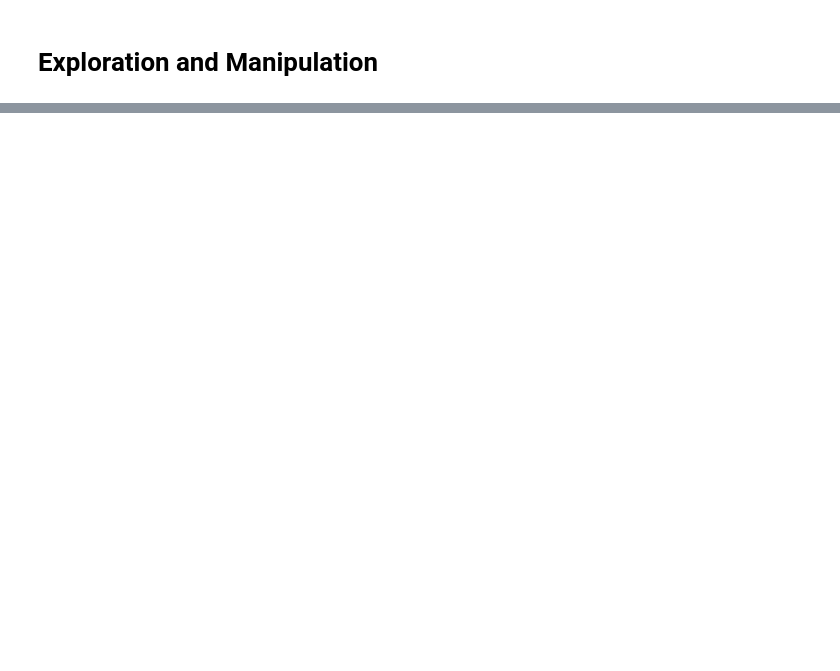
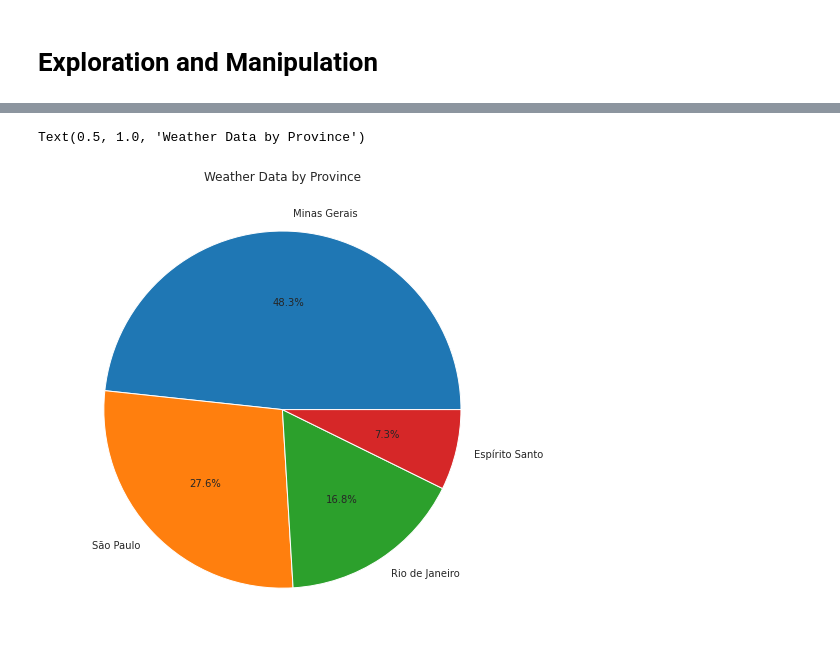
Before and after one commit to ducnguyen4993/Hourly-Weather-Surface---Brazil-Southeast-region-Data-Analysis, a Jupyter notebook: weather data analysis.ipynb, the cells around one changed output, grey strips where cells are left out. Drawn from its saved outputs; the diff is of its cells as text; code cells hidden in the pictures; blank space fills up the shorter version.

```diff
--- a/weather data analysis.ipynb
+++ b/weather data analysis.ipynb
@@ -124,11 +128,11 @@ smallest_df.drop('wsnm', axis=1,inplace=True)
 # %% [markdown]
 There are five columns on time of observatoin. They are mdct, date,yr, month and hour, which are same but separated into several sctions. Among them Date and Hour columns are useful and represent all in some form, so others can be dropped. The conversion of date column to datetime gave format error. So, first lets combine the yr,mo,da and hr columns to make one and then drop them
 # %%
-smallest_df['date']=pd.to_datetime(smallest_df[['yr', 'mo', 'da','hr']].rename(columns={'yr': 'year','mo': 'month','da': 'day','hr':'hour'}))
+sample_df['date']=pd.to_datetime(sample_df[['yr', 'mo', 'da','hr']].rename(columns={'yr': 'year','mo': 'month','da': 'day','hr':'hour'}))
 # %%
-smallest_df.drop(['mdct','yr','da','mo'], axis= 1, inplace=True)
+sample_df.drop(['mdct','yr','da','mo'], axis= 1, inplace=True)
 # %% [markdown]
 Reset Index as Date column and the check for duplicates data on same date in same city and remove them
 # %%
-smallest_df.set_index('date',inplace=True,drop=True)
+sample_df.set_index('date',inplace=True,drop=True)
 # %%
@@ -151,4 +155,4 @@ Length: 77168, dtype: bool
 Since there is no null values,under the assumption that all the data from various weather stations are valid and true, lets not filter the time of operation of weather stations and drop the wsids and inme, only city adn prov are enough.
 # %%
 # df.drop(['wsid','inme'], inplace=True, axis=1)
-smallest_df.drop(['wsid','inme'],inplace=True, axis=1)
+sample_df.drop(['wsid','inme'],inplace=True, axis=1)
@@ -165,7 +182,10 @@ KeyError: "['wsid' 'inme'] not found in axis"
 # %%
-# df['prov'].value_counts(normalize=True).plot.pie(figsize=(8,10),autopct = '%.1f%%',labels=['Minas Gerais','São Paulo','Rio de Janeiro','Espírito Santo'])
-# plt.xlabel(" ")
-# plt.ylabel(" ")
-# # plt.legend(['Minas Gerais','São Paulo','Rio de Janeiro','Espírito Santo'], loc=0)
-# plt.title('Weather Data by Province')
+sample_df['prov'].value_counts(normalize=True).plot.pie(figsize=(8,10),autopct = '%.1f%%',labels=['Minas Gerais','São Paulo','Rio de Janeiro','Espírito Santo'])
+plt.xlabel(" ")
+plt.ylabel(" ")
+# plt.legend(['Minas Gerais','São Paulo','Rio de Janeiro','Espírito Santo'], loc=0)
+plt.title('Weather Data by Province')
+# %% [output]
+Text(0.5, 1.0, 'Weather Data by Province')
+[figure, added]
 # %%
```
Also changed, not shown: parts of 23 cells of this notebook.
